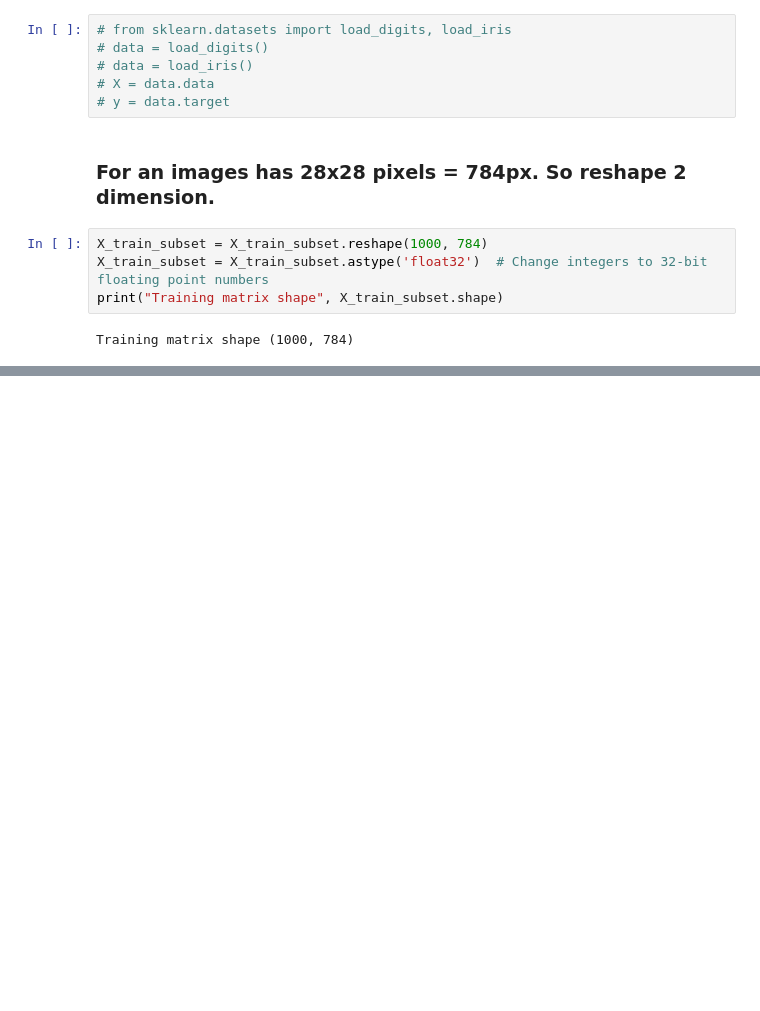
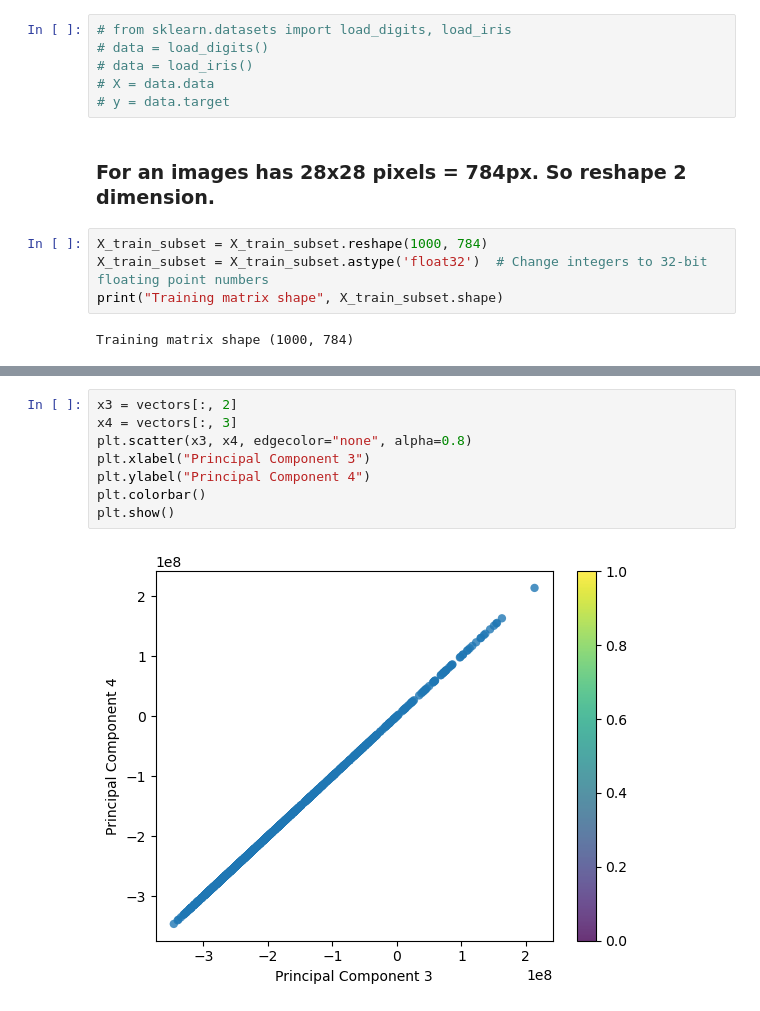
Before and after one commit to mehmet-ercan/MachineLearning, a Jupyter notebook: HW3/HW3_AKCAN_ERCAN_244201001033.ipynb, the cells around one changed output, grey strips where cells are left out. Saved outputs shown, nothing was run; the diff lists cells and outputs as text; blank space fills up the shorter version.

```diff
--- a/HW3/HW3_AKCAN_ERCAN_244201001033.ipynb
+++ b/HW3/HW3_AKCAN_ERCAN_244201001033.ipynb
@@ -116,0 +92,10 @@ Shape of transformed X: (1000, 4)
+# %%
+x3 = vectors[:, 2]
+x4 = vectors[:, 3]
+plt.scatter(x3, x4, edgecolor="none", alpha=0.8)
+plt.xlabel("Principal Component 3")
+plt.ylabel("Principal Component 4")
+plt.colorbar()
+plt.show()
+# %% [output]
+[figure, added]
```
Also changed, not shown: parts of 4 cells of this notebook.
